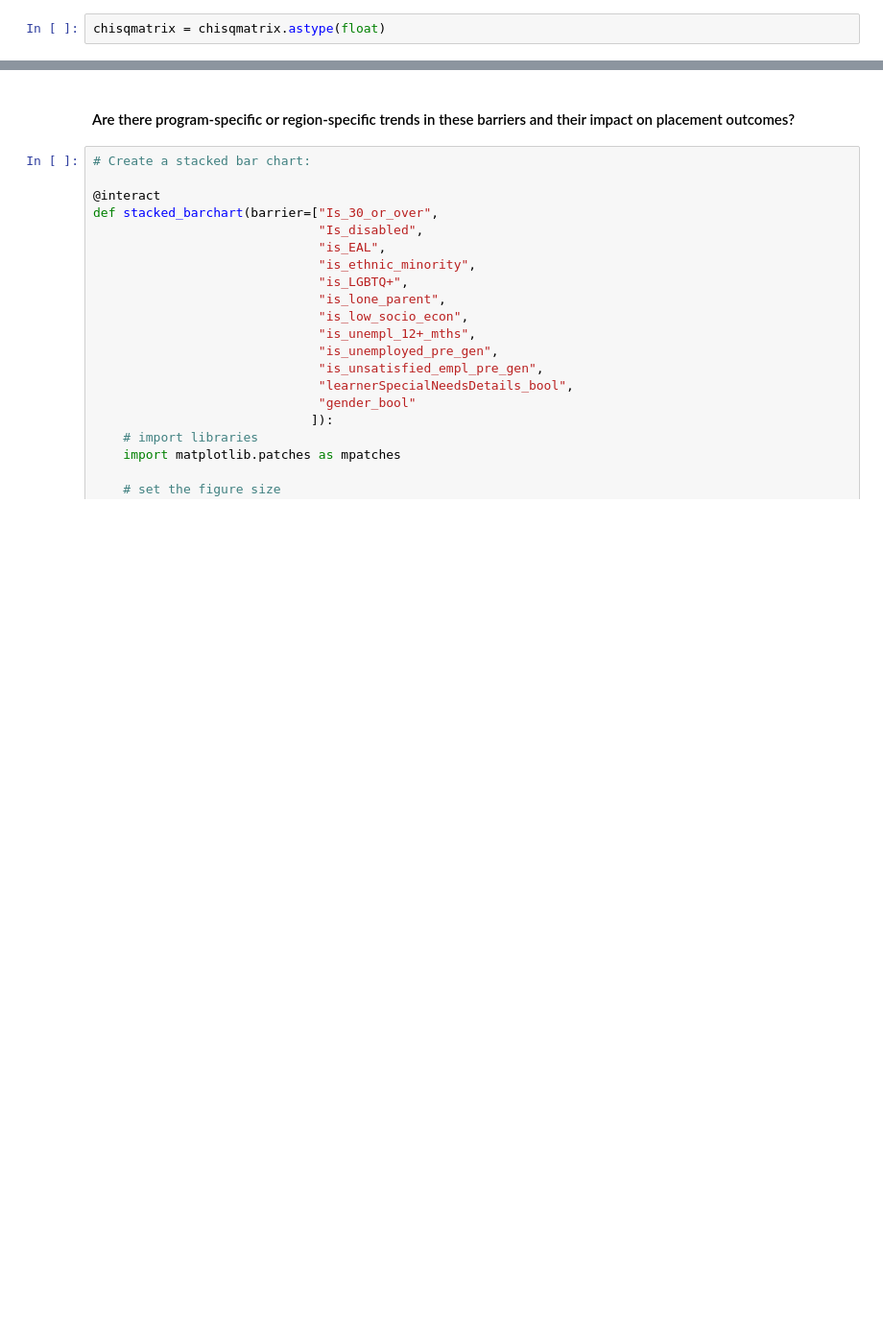
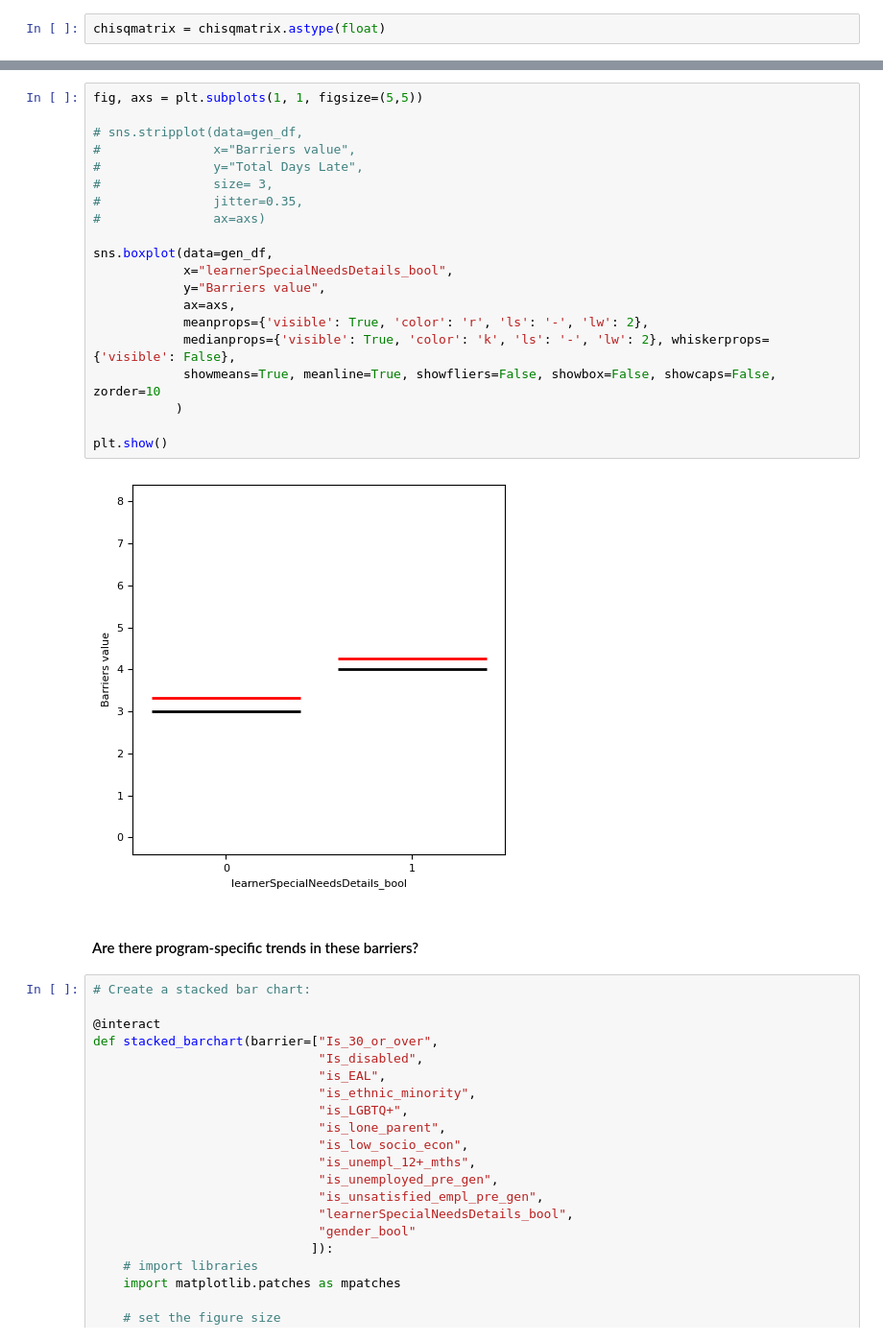
Before and after one commit to Meg-Guidry/Codeop_individul_project, a Jupyter notebook: Codeop_individual_proj_final.ipynb, the cells around one changed output, grey strips where cells are left out. Shown at 96% size. Drawn from its saved outputs; the diff is of its cells as text; blank space fills up the shorter version.

```diff
--- a/Codeop_individual_proj_final.ipynb
+++ b/Codeop_individual_proj_final.ipynb
@@ -354,5 +339,27 @@ plt.show()
+# %%
+fig, axs = plt.subplots(1, 1, figsize=(5,5))
+
+# sns.stripplot(data=gen_df,
+#               x="Barriers value",
+#               y="Total Days Late",
+#               size= 3,
+#               jitter=0.35,
+#               ax=axs)
+
+sns.boxplot(data=gen_df,
+            x="learnerSpecialNeedsDetails_bool",
+            y="Barriers value",
+            ax=axs,
+            meanprops={'visible': True, 'color': 'r', 'ls': '-', 'lw': 2},
+            medianprops={'visible': True, 'color': 'k', 'ls': '-', 'lw': 2}, whiskerprops={'visible': False},
+            showmeans=True, meanline=True, showfliers=False, showbox=False, showcaps=False, zorder=10
+           )
+
+plt.show()
+# %% [output]
+[figure, added]
 # %% [markdown]
-#### Are there program-specific or region-specific trends in these barriers and their impact on placement outcomes?
+#### Are there program-specific trends in these barriers?
 # %%
 # Create a stacked bar chart:
 
```
Also changed, not shown: parts of 35 cells of this notebook.
